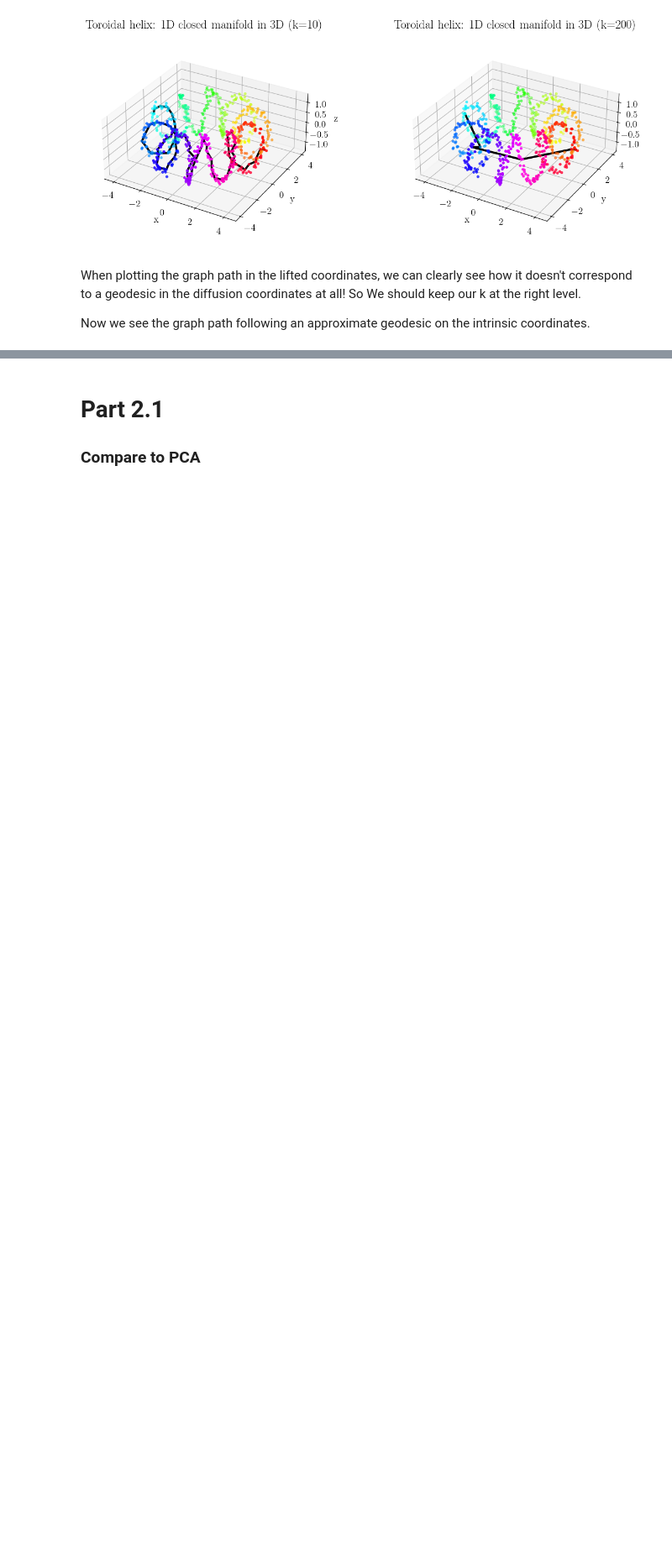
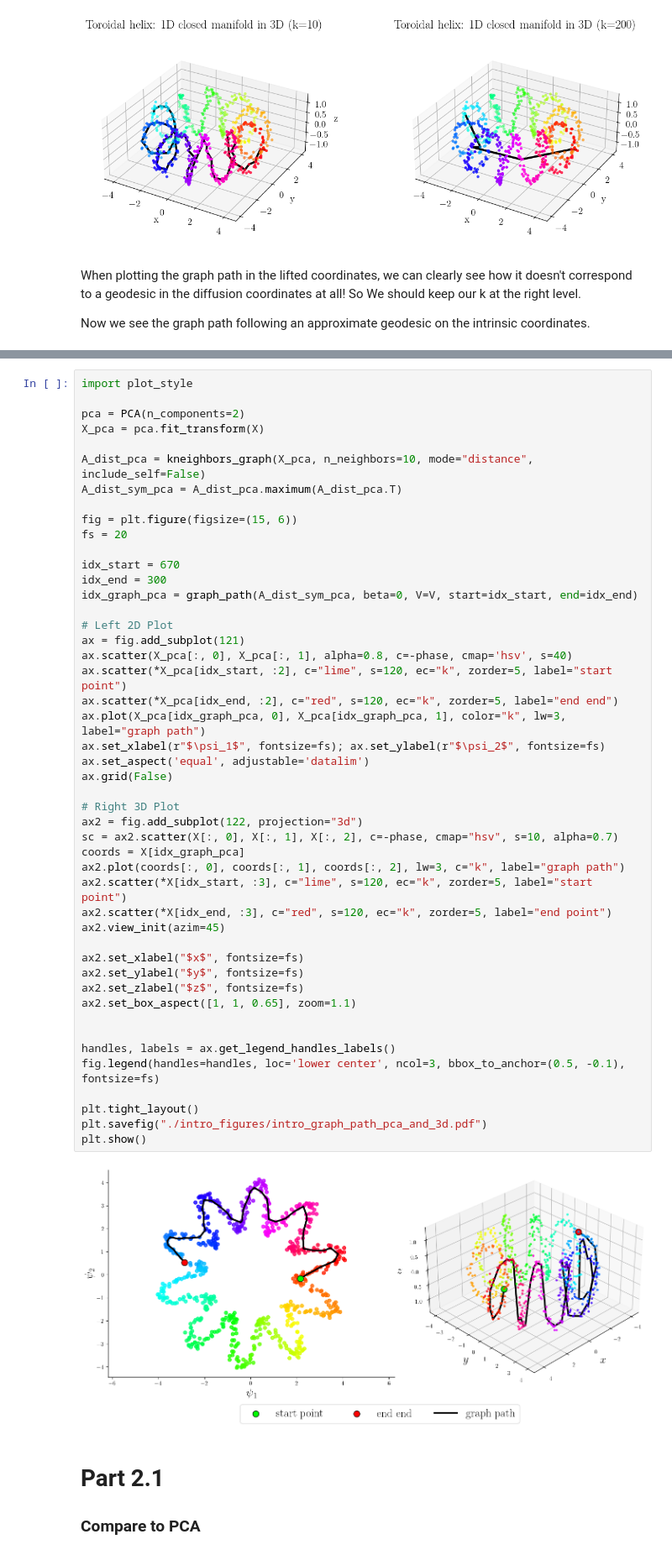
Before and after one commit to adamfowliee/JDKF_Starter, a Jupyter notebook: dissertation_brief/diffusion_toy_example.ipynb, the cells around one changed output, grey strips where cells are left out. Shown at 84% size. Cells and saved outputs as stored; diff of their text form; blank space fills up the shorter version.

```diff
--- a/dissertation_brief/diffusion_toy_example.ipynb
+++ b/dissertation_brief/diffusion_toy_example.ipynb
@@ -663,3 +668,52 @@ plt.show()
+# %%
+import plot_style
+
+pca = PCA(n_components=2)
+X_pca = pca.fit_transform(X)
+
+A_dist_pca = kneighbors_graph(X_pca, n_neighbors=10, mode="distance", include_self=False)
+A_dist_sym_pca = A_dist_pca.maximum(A_dist_pca.T)
+
+fig = plt.figure(figsize=(15, 6))
+fs = 20
+
+idx_start = 670
+idx_end = 300
+idx_graph_pca = graph_path(A_dist_sym_pca, beta=0, V=V, start=idx_start, end=idx_end)
+
+# Left 2D Plot
+ax = fig.add_subplot(121)
+ax.scatter(X_pca[:, 0], X_pca[:, 1], alpha=0.8, c=-phase, cmap='hsv', s=40)
+ax.scatter(*X_pca[idx_start, :2], c="lime", s=120, ec="k", zorder=5, label="start point")
+ax.scatter(*X_pca[idx_end, :2], c="red", s=120, ec="k", zorder=5, label="end end")
+ax.plot(X_pca[idx_graph_pca, 0], X_pca[idx_graph_pca, 1], color="k", lw=3, label="graph path")
+ax.set_xlabel(r"$\psi_1$", fontsize=fs); ax.set_ylabel(r"$\psi_2$", fontsize=fs)
+ax.set_aspect('equal', adjustable='datalim')
+ax.grid(False)
+
+# Right 3D Plot
+ax2 = fig.add_subplot(122, projection="3d")
+sc = ax2.scatter(X[:, 0], X[:, 1], X[:, 2], c=-phase, cmap="hsv", s=10, alpha=0.7)
+coords = X[idx_graph_pca]
+ax2.plot(coords[:, 0], coords[:, 1], coords[:, 2], lw=3, c="k", label="graph path")
+ax2.scatter(*X[idx_start, :3], c="lime", s=120, ec="k", zorder=5, label="start point")
+ax2.scatter(*X[idx_end, :3], c="red", s=120, ec="k", zorder=5, label="end point")
+ax2.view_init(azim=45)
+
+ax2.set_xlabel("$x$", fontsize=fs)
+ax2.set_ylabel("$y$", fontsize=fs)
+ax2.set_zlabel("$z$", fontsize=fs)
+ax2.set_box_aspect([1, 1, 0.65], zoom=1.1)
+
+
+handles, labels = ax.get_legend_handles_labels()
+fig.legend(handles=handles, loc='lower center', ncol=3, bbox_to_anchor=(0.5, -0.1), fontsize=fs)
+
+plt.tight_layout()
+plt.savefig("./intro_figures/intro_graph_path_pca_and_3d.pdf")
+plt.show()
+# %% [output]
+[figure, added]
 # %% [markdown]
 # Part 2.1
 ### Compare to PCA
```
Also changed, not shown: parts of 9 cells of this notebook, 6 other files.
